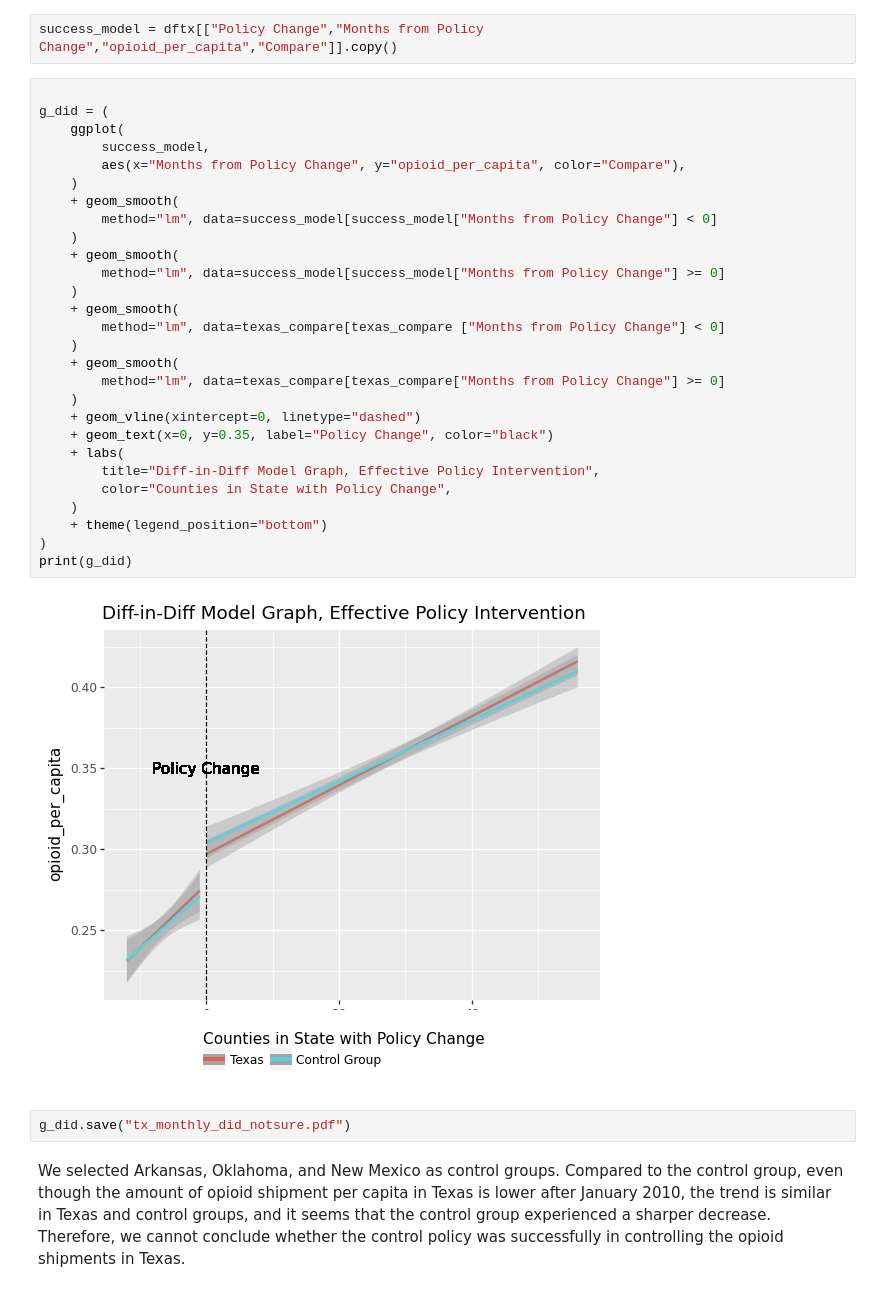
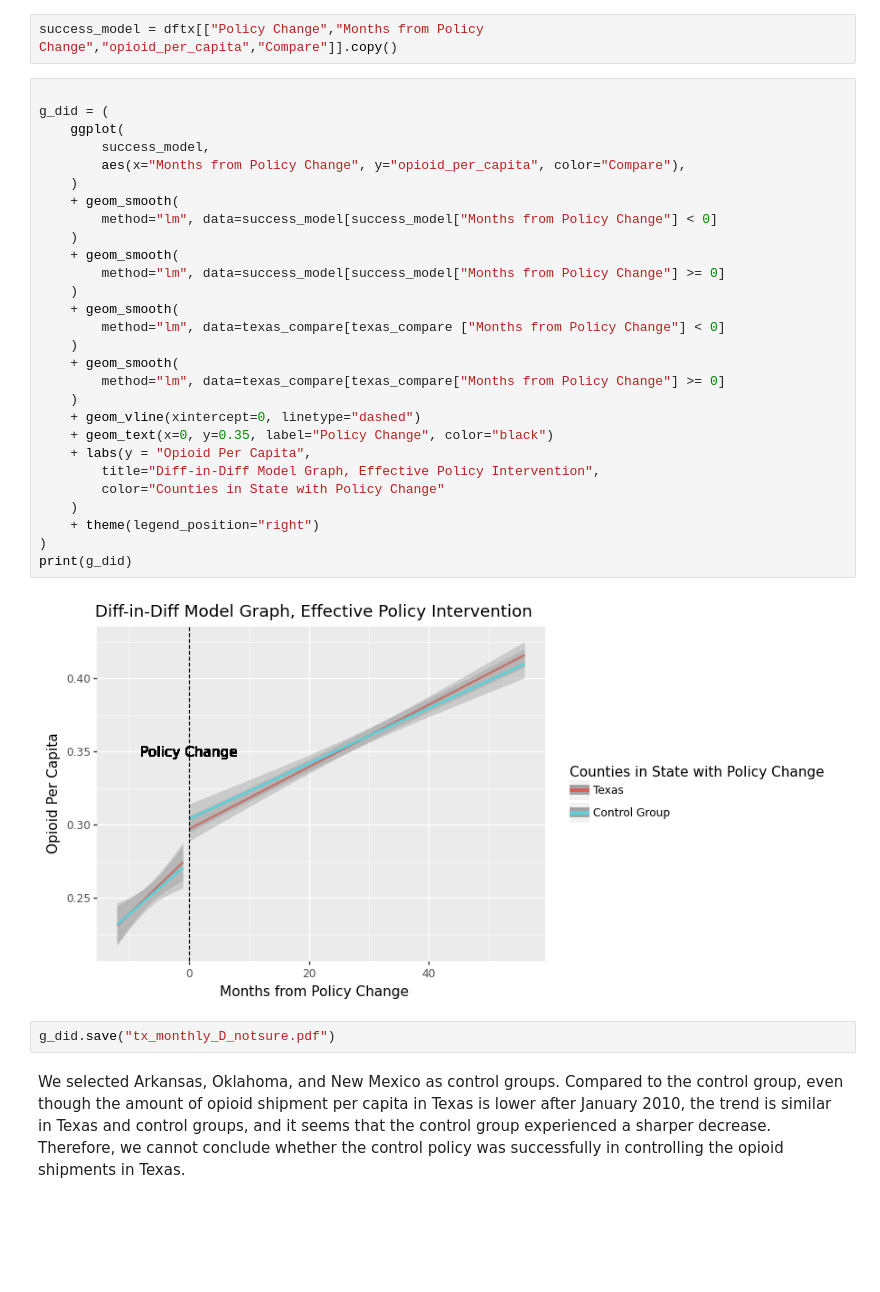
Before and after one commit to MIDS-at-Duke/pds-2022-white-team, a Jupyter notebook: 10_code/bonus_ship_tx_analysis.ipynb, the cells around one changed output. Cells and saved outputs as stored; diff of their text form; blank space fills up the shorter version.

```diff
--- a/10_code/bonus_ship_tx_analysis.ipynb
+++ b/10_code/bonus_ship_tx_analysis.ipynb
@@ -108,34 +108,34 @@ success_model = dftx[["Policy Change","Months from Policy Change","opioid_per_ca
 # %%
 
 g_did = (
     ggplot(
         success_model,
         aes(x="Months from Policy Change", y="opioid_per_capita", color="Compare"),
     )
     + geom_smooth(
         method="lm", data=success_model[success_model["Months from Policy Change"] < 0]
     )
     + geom_smooth(
         method="lm", data=success_model[success_model["Months from Policy Change"] >= 0]
     )
     + geom_smooth(
         method="lm", data=texas_compare[texas_compare ["Months from Policy Change"] < 0]
     )
     + geom_smooth(
         method="lm", data=texas_compare[texas_compare["Months from Policy Change"] >= 0]
     )
     + geom_vline(xintercept=0, linetype="dashed")
     + geom_text(x=0, y=0.35, label="Policy Change", color="black")
-    + labs(
+    + labs(y = "Opioid Per Capita",
         title="Diff-in-Diff Model Graph, Effective Policy Intervention",
-        color="Counties in State with Policy Change",
+        color="Counties in State with Policy Change"
     )
-    + theme(legend_position="bottom")
+    + theme(legend_position="right")
 )
 print(g_did)
 # %% [output]
-[figure, old version]
+[figure, new version]
 # %%
-g_did.save("tx_monthly_did_notsure.pdf")
+g_did.save("tx_monthly_D_notsure.pdf")
 # %% [markdown]
 We selected Arkansas, Oklahoma, and New Mexico as control groups. Compared to the control group, even though the amount of opioid shipment per capita in Texas is lower after January 2010, the trend is similar in Texas and control groups, and it seems that the control group experienced a sharper decrease. Therefore, we cannot conclude whether the control policy was successfully in controlling the opioid shipments in Texas.
```
Also changed, not shown: parts of 1 cell of this notebook, 11 other files.
